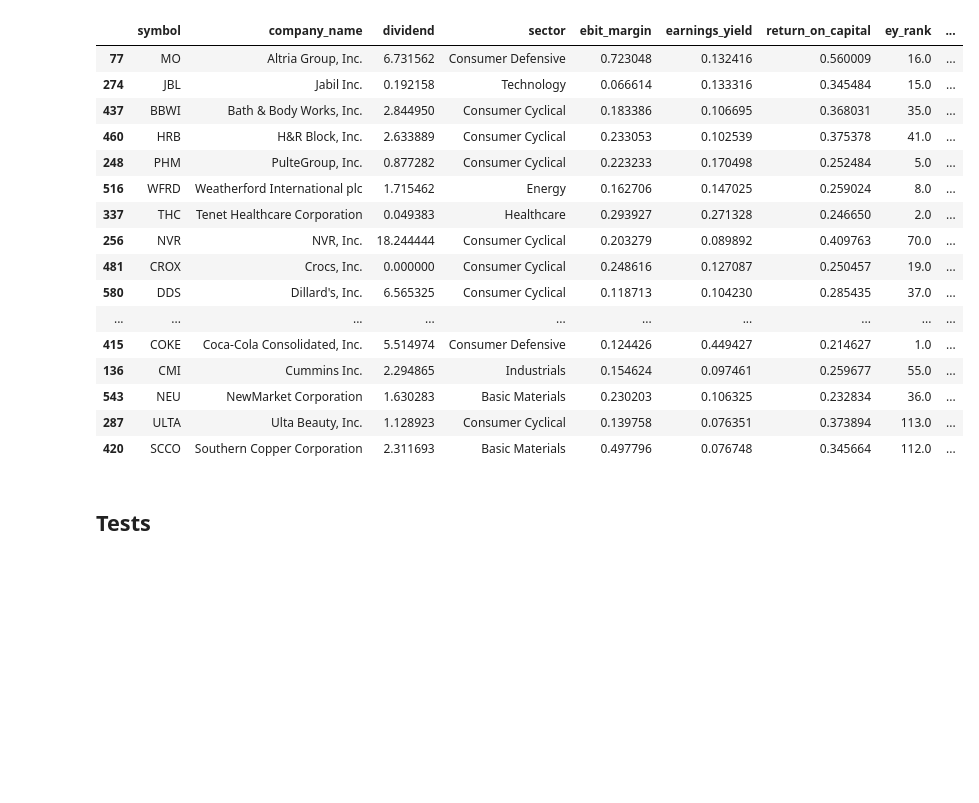
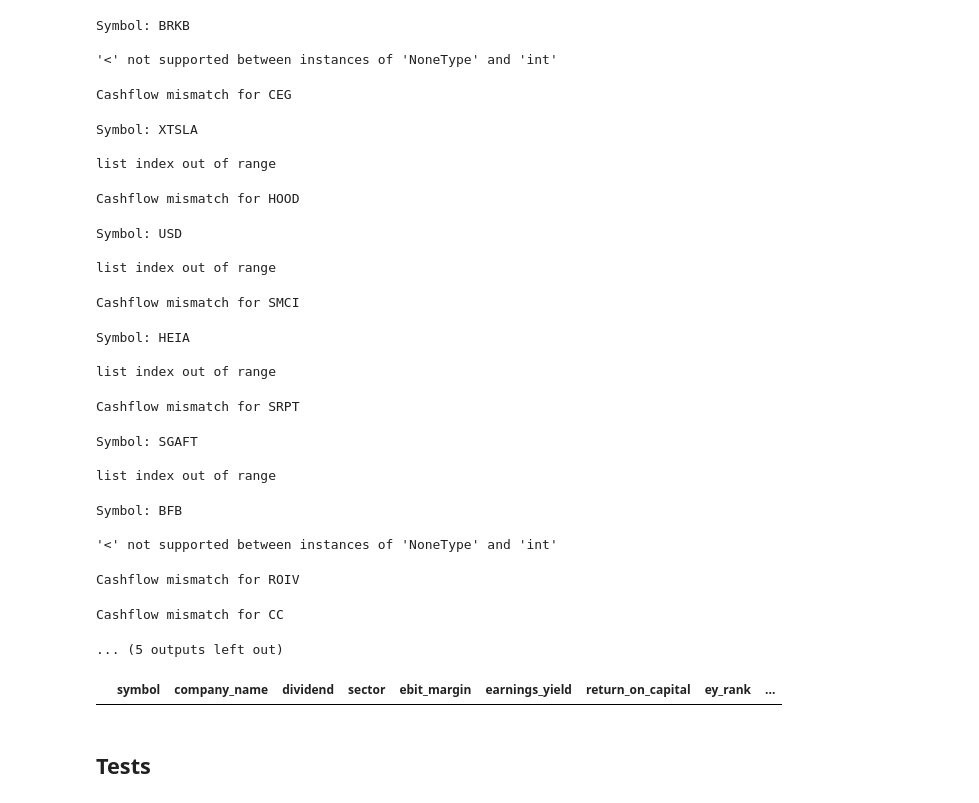
Before and after one commit to sarashs/Wallstreet-Bets, a Jupyter notebook: Notebooks/Magic_formula.ipynb, the cells around one changed output. Drawn from its saved outputs; the diff is of its cells as text; code cells hidden in the pictures; blank space fills up the shorter version.

```diff
--- a/Notebooks/Magic_formula.ipynb
+++ b/Notebooks/Magic_formula.ipynb
@@ -211,30 +216,41 @@ def get_magic_formula(api_key, symbols, minimum_margin=0.4, minimum_marketcap=50
 symbols = pd.read_csv("russel1000.csv")
 symbols = symbols['Ticker'].to_list()
 
-top_stocks = get_magic_formula(api_key, symbols, minimum_margin=0.05)
+top_stocks = get_magic_formula(api_key, symbols, minimum_marketcap=50_000_000, minimum_margin=0.05, minimum_revenue=0)
+
 print(top_stocks)
 russel1000_filtered = top_stocks
-russel1000_filtered.to_csv('russel1000_magic_formula.csv')
+russel1000_filtered.head(30).to_csv('russel1000_magic_formula.csv')
+# %% [output]
+Symbol: BRKB
+
+'<' not supported between instances of 'NoneType' and 'int'
+Cashflow mismatch for CEG
+Symbol: XTSLA
+
+list index out of range
+Cashflow mismatch for HOOD
+Symbol: USD
+
+list index out of range
+Cashflow mismatch for SMCI
+Symbol: HEIA
+
+list index out of range
+Cashflow mismatch for SRPT
+Symbol: SGAFT
+
+list index out of range
+Symbol: BFB
+
+'<' not supported between instances of 'NoneType' and 'int'
+Cashflow mismatch for ROIV
+Cashflow mismatch for CC
+... (5 outputs left out)
 # %%
-russel1000_filtered.head(20)
+russel1000_filtered.head(30)
 # %% [output]
 |  | symbol | company_name | dividend | sector | ebit_margin | earnings_yield | return_on_capital | ey_rank | ... |
-| 77 | MO | Altria Group, Inc. | 6.731562 | Consumer Defensive | 0.723048 | 0.132416 | 0.560009 | 16.0 | ... |
-| 274 | JBL | Jabil Inc. | 0.192158 | Technology | 0.066614 | 0.133316 | 0.345484 | 15.0 | ... |
-| 437 | BBWI | Bath & Body Works, Inc. | 2.844950 | Consumer Cyclical | 0.183386 | 0.106695 | 0.368031 | 35.0 | ... |
-| 460 | HRB | H&R Block, Inc. | 2.633889 | Consumer Cyclical | 0.233053 | 0.102539 | 0.375378 | 41.0 | ... |
-| 248 | PHM | PulteGroup, Inc. | 0.877282 | Consumer Cyclical | 0.223233 | 0.170498 | 0.252484 | 5.0 | ... |
-| 516 | WFRD | Weatherford International plc | 1.715462 | Energy | 0.162706 | 0.147025 | 0.259024 | 8.0 | ... |
-| 337 | THC | Tenet Healthcare Corporation | 0.049383 | Healthcare | 0.293927 | 0.271328 | 0.246650 | 2.0 | ... |
-| 256 | NVR | NVR, Inc. | 18.244444 | Consumer Cyclical | 0.203279 | 0.089892 | 0.409763 | 70.0 | ... |
-| 481 | CROX | Crocs, Inc. | 0.000000 | Consumer Cyclical | 0.248616 | 0.127087 | 0.250457 | 19.0 | ... |
-| 580 | DDS | Dillard's, Inc. | 6.565325 | Consumer Cyclical | 0.118713 | 0.104230 | 0.285435 | 37.0 | ... |
-| ... | ... | ... | ... | ... | ... | ... | ... | ... | ... |
-| 415 | COKE | Coca-Cola Consolidated, Inc. | 5.514974 | Consumer Defensive | 0.124426 | 0.449427 | 0.214627 | 1.0 | ... |
-| 136 | CMI | Cummins Inc. | 2.294865 | Industrials | 0.154624 | 0.097461 | 0.259677 | 55.0 | ... |
-| 543 | NEU | NewMarket Corporation | 1.630283 | Basic Materials | 0.230203 | 0.106325 | 0.232834 | 36.0 | ... |
-| 287 | ULTA | Ulta Beauty, Inc. | 1.128923 | Consumer Cyclical | 0.139758 | 0.076351 | 0.373894 | 113.0 | ... |
-| 420 | SCCO | Southern Copper Corporation | 2.311693 | Basic Materials | 0.497796 | 0.076748 | 0.345664 | 112.0 | ... |
 # %%
 symbols = pd.read_csv("all_listed_companies.csv")
 symbols = symbols['Symbol'].to_list()
```
Also changed, not shown: parts of 4 cells of this notebook, 3 other files.
